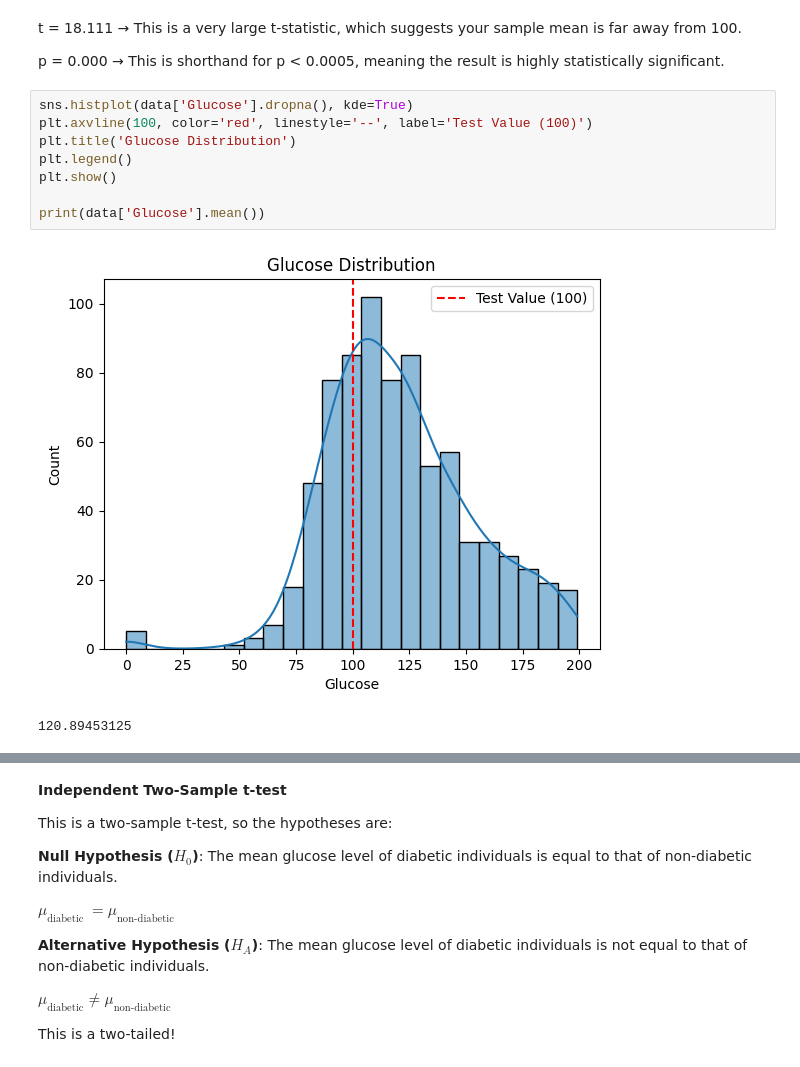
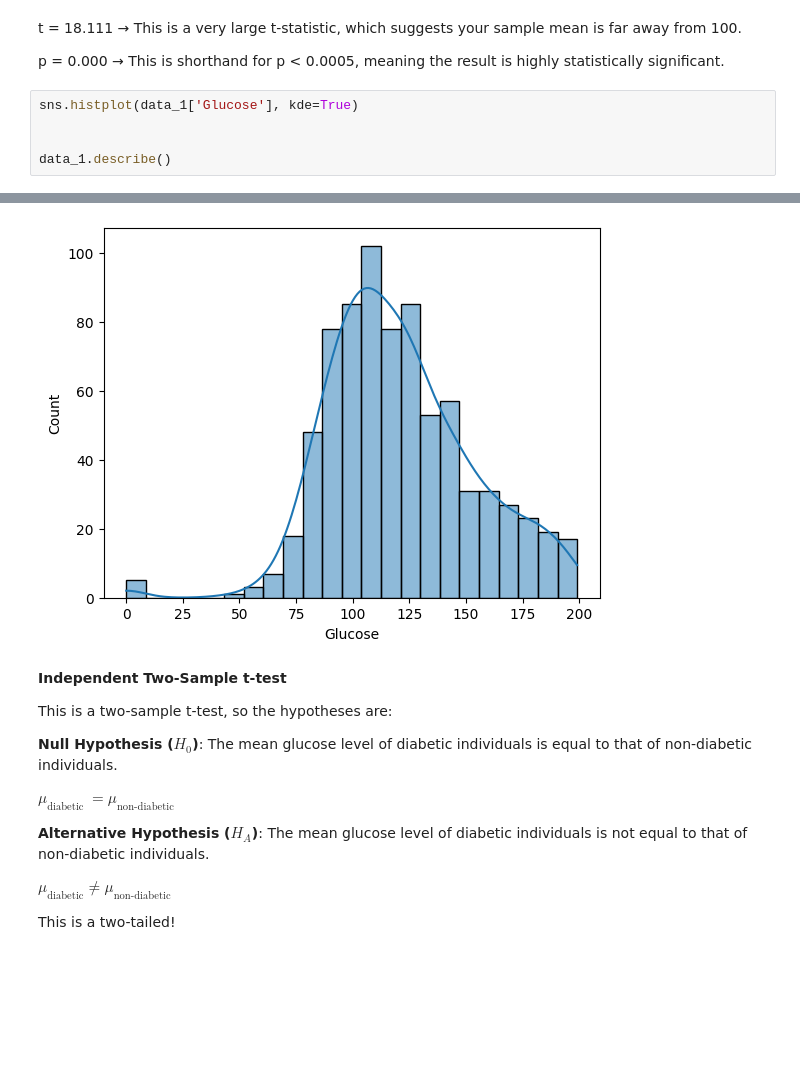
Before and after one commit to glycodynamics/BME370, a Jupyter notebook: Example1.ipynb, the cells around one changed output, grey strips where cells are left out. Saved outputs shown, nothing was run; the diff lists cells and outputs as text; blank space fills up the shorter version.

```diff
--- a/Example1.ipynb
+++ b/Example1.ipynb
@@ -46,14 +52,9 @@ t = 18.111, p = 0.000
 t = 18.111 → This is a very large t-statistic, which suggests your sample mean is far away from 100.
 
 p = 0.000 → This is shorthand for p < 0.0005, meaning the result is highly statistically significant.
-# %%
-sns.histplot(data['Glucose'].dropna(), kde=True)
-plt.axvline(100, color='red', linestyle='--', label='Test Value (100)')
-plt.title('Glucose Distribution')
-plt.legend()
-plt.show()
-
-print(data['Glucose'].mean())
-# %% [output]
-[figure, removed]
-120.89453125
+# %%
+sns.histplot(data_1['Glucose'], kde=True)
+
+
+data_1.describe()
+# %% [output]
@@ -60,3 +70,4 @@ print(data['Glucose'].mean())
+[figure, added]
 # %% [markdown]
 **Independent Two-Sample t-test**
 
```
Also changed, not shown: parts of 12 cells of this notebook.
